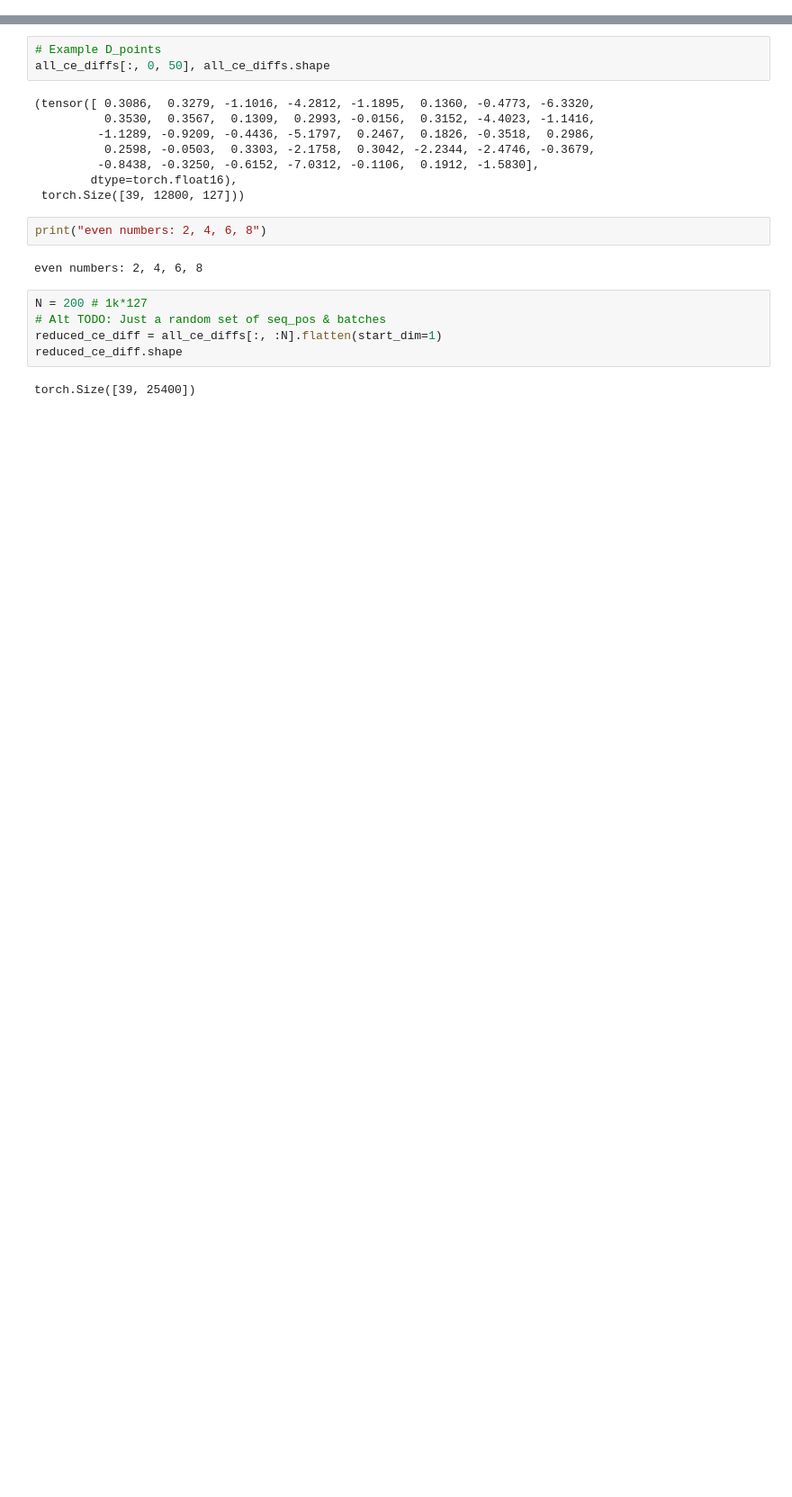
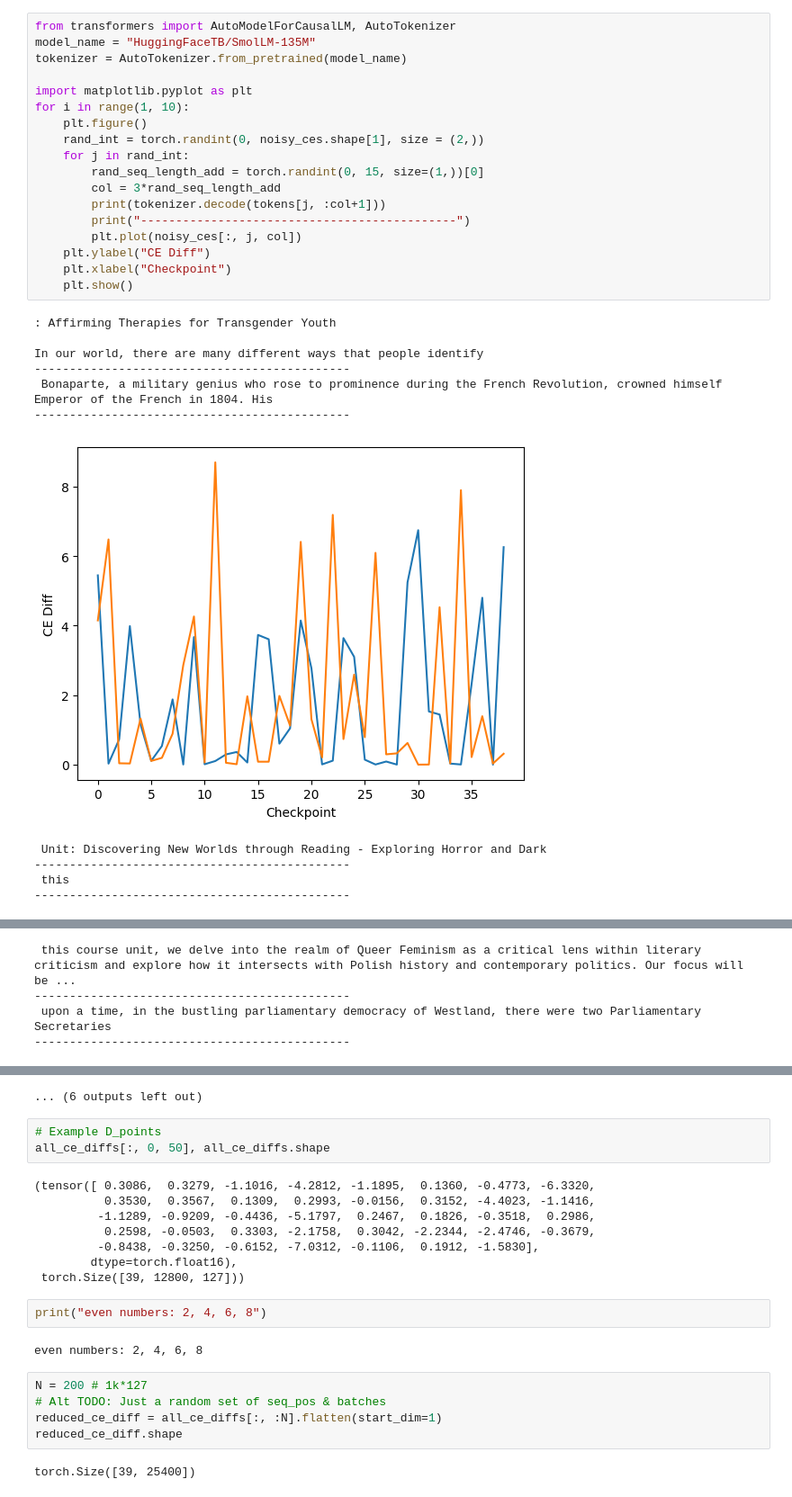
Before and after one commit to loganriggs/renormalization_interp, a Jupyter notebook: datapoint_sim.ipynb, the cells around one changed output, grey strips where cells are left out. Shown at 90% size. Cells and saved outputs as stored; diff of their text form; blank space fills up the shorter version.

```diff
--- a/datapoint_sim.ipynb
+++ b/datapoint_sim.ipynb
@@ -38,0 +40,30 @@ all_ce_diffs = orig_ce_loss - all_ce_diffs  # [checkpoint, d_points, seq_len]
+# %%
+from transformers import AutoModelForCausalLM, AutoTokenizer
+model_name = "HuggingFaceTB/SmolLM-135M"
+tokenizer = AutoTokenizer.from_pretrained(model_name)
+
+import matplotlib.pyplot as plt
+for i in range(1, 10):
+    plt.figure()
+    rand_int = torch.randint(0, noisy_ces.shape[1], size = (2,))
+    for j in rand_int:
+        rand_seq_length_add = torch.randint(0, 15, size=(1,))[0]
+        col = 3*rand_seq_length_add
+        print(tokenizer.decode(tokens[j, :col+1]))
+        print("---------------------------------------------")
+        plt.plot(noisy_ces[:, j, col])
+    plt.ylabel("CE Diff")
+    plt.xlabel("Checkpoint")
+    plt.show()
+# %% [output]
+: Affirming Therapies for Transgender Youth
+
+In our world, there are many different ways that people identify
+---------------------------------------------
+ Bonaparte, a military genius who rose to prominence during the French Revolution, crowned himself Emperor of the French in 1804. His
+---------------------------------------------
+[figure, added]
+ Unit: Discovering New Worlds through Reading - Exploring Horror and Dark
+---------------------------------------------
+ this
+---------------------------------------------
@@ -38,0 +71,4 @@ all_ce_diffs = orig_ce_loss - all_ce_diffs  # [checkpoint, d_points, seq_len]
+ this course unit, we delve into the realm of Queer Feminism as a critical lens within literary criticism and explore how it intersects with Polish history and contemporary politics. Our focus will be ...
+---------------------------------------------
+ upon a time, in the bustling parliamentary democracy of Westland, there were two Parliamentary Secretaries
+---------------------------------------------
@@ -39,3 +96,4 @@ all_ce_diffs = orig_ce_loss - all_ce_diffs  # [checkpoint, d_points, seq_len]
+... (6 outputs left out)
 # %%
 # Example D_points
 all_ce_diffs[:, 0, 50], all_ce_diffs.shape
```
Also changed, not shown: parts of 5 cells of this notebook, 1 other file.
